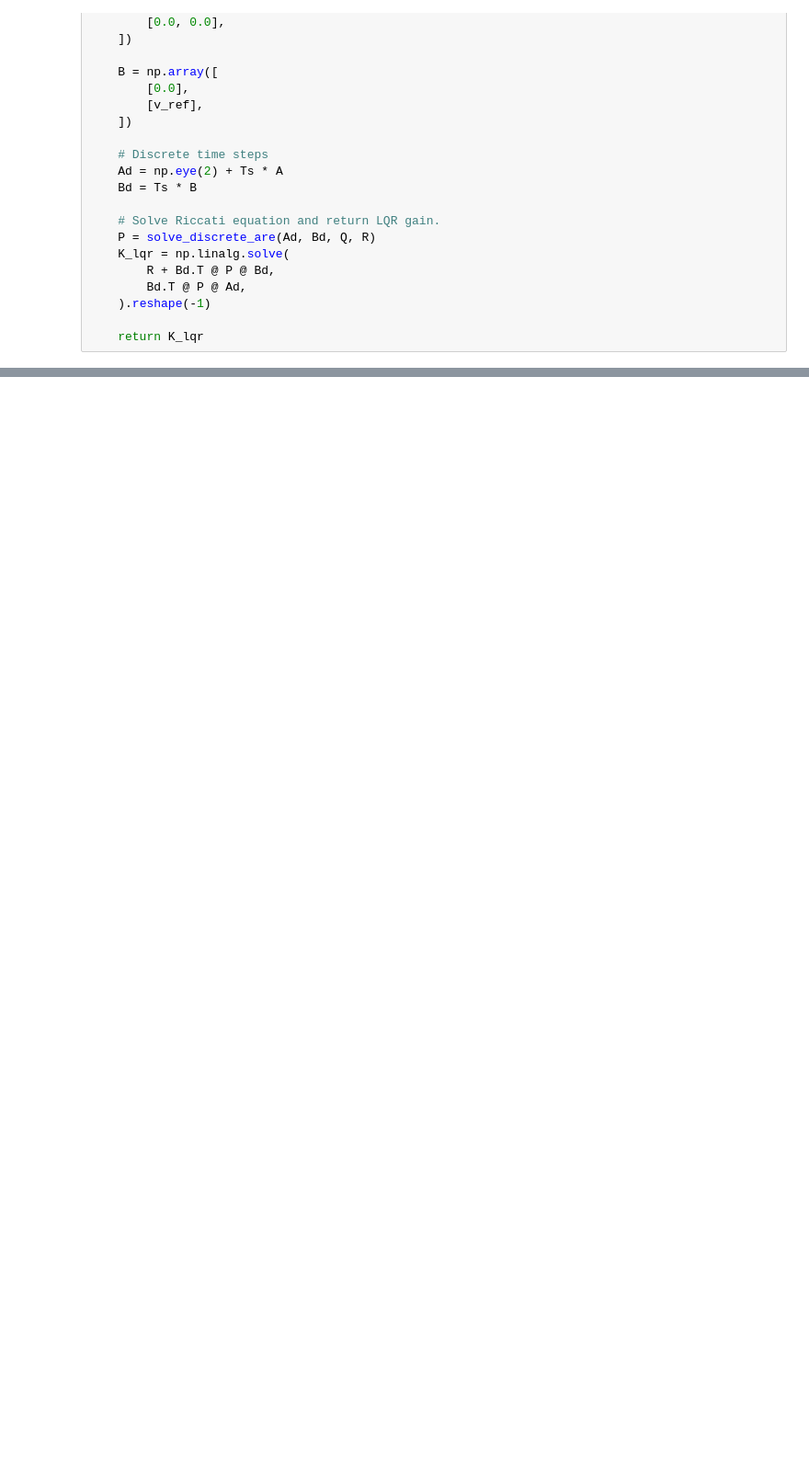
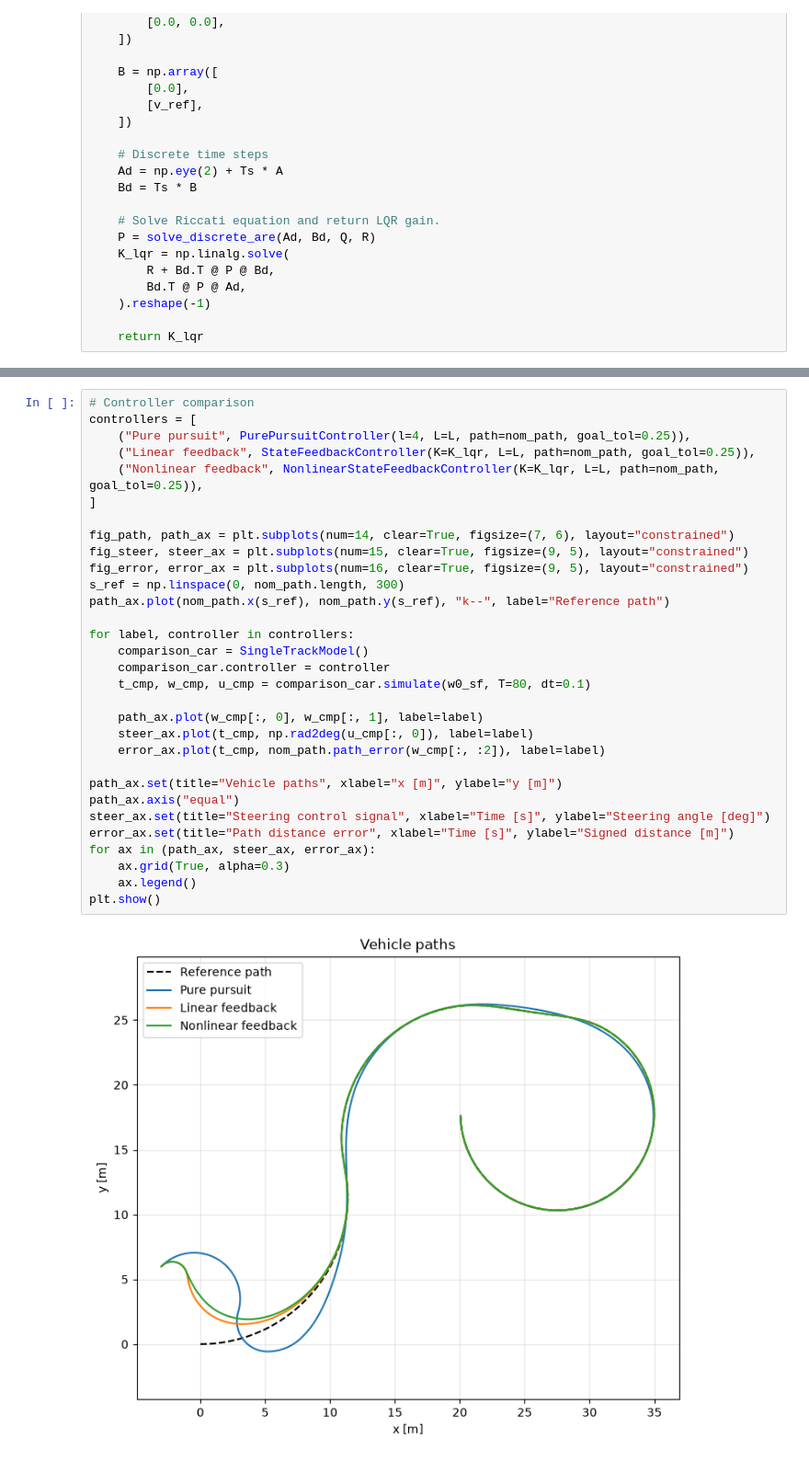
Before and after one commit to SoshyantYoussefi/Autonomous-Vehicles, a Jupyter notebook: HI3-Vehicle_motion_control/python/main.ipynb, the cells around one changed output, grey strips where cells are left out. Shown at 92% size. Saved outputs shown, nothing was run; the diff lists cells and outputs as text; blank space fills up the shorter version.

```diff
--- a/HI3-Vehicle_motion_control/python/main.ipynb
+++ b/HI3-Vehicle_motion_control/python/main.ipynb
@@ -408,0 +409,33 @@ nonlinear_result = simulate_and_plot_controller(
+# %%
+# Controller comparison
+controllers = [
+    ("Pure pursuit", PurePursuitController(l=4, L=L, path=nom_path, goal_tol=0.25)),
+    ("Linear feedback", StateFeedbackController(K=K_lqr, L=L, path=nom_path, goal_tol=0.25)),
+    ("Nonlinear feedback", NonlinearStateFeedbackController(K=K_lqr, L=L, path=nom_path, goal_tol=0.25)),
+]
+
+fig_path, path_ax = plt.subplots(num=14, clear=True, figsize=(7, 6), layout="constrained")
+fig_steer, steer_ax = plt.subplots(num=15, clear=True, figsize=(9, 5), layout="constrained")
+fig_error, error_ax = plt.subplots(num=16, clear=True, figsize=(9, 5), layout="constrained")
+s_ref = np.linspace(0, nom_path.length, 300)
+path_ax.plot(nom_path.x(s_ref), nom_path.y(s_ref), "k--", label="Reference path")
+
+for label, controller in controllers:
+    comparison_car = SingleTrackModel()
+    comparison_car.controller = controller
+    t_cmp, w_cmp, u_cmp = comparison_car.simulate(w0_sf, T=80, dt=0.1)
+
+    path_ax.plot(w_cmp[:, 0], w_cmp[:, 1], label=label)
+    steer_ax.plot(t_cmp, np.rad2deg(u_cmp[:, 0]), label=label)
+    error_ax.plot(t_cmp, nom_path.path_error(w_cmp[:, :2]), label=label)
+
+path_ax.set(title="Vehicle paths", xlabel="x [m]", ylabel="y [m]")
+path_ax.axis("equal")
+steer_ax.set(title="Steering control signal", xlabel="Time [s]", ylabel="Steering angle [deg]")
+error_ax.set(title="Path distance error", xlabel="Time [s]", ylabel="Signed distance [m]")
+for ax in (path_ax, steer_ax, error_ax):
+    ax.grid(True, alpha=0.3)
+    ax.legend()
+plt.show()
+# %% [output]
+[figure, added]
```
Also changed, not shown: parts of 2 cells of this notebook, 5 other files.
